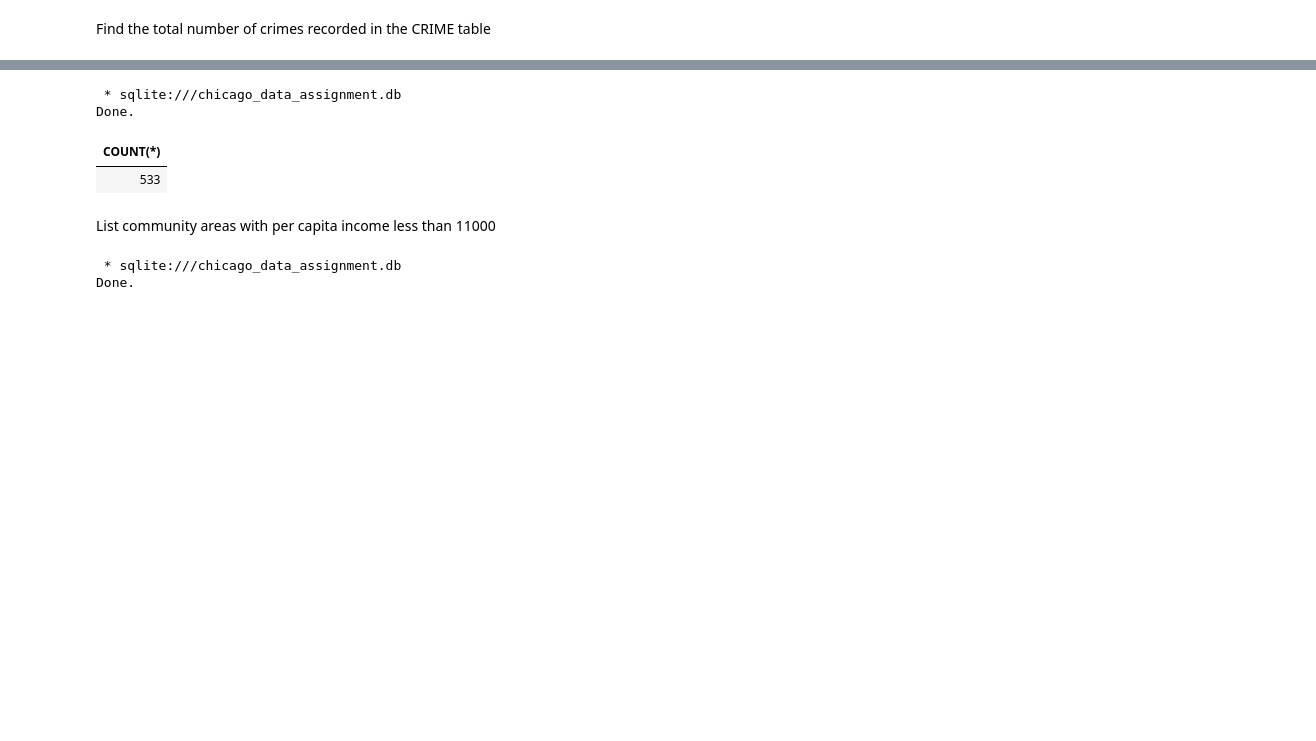
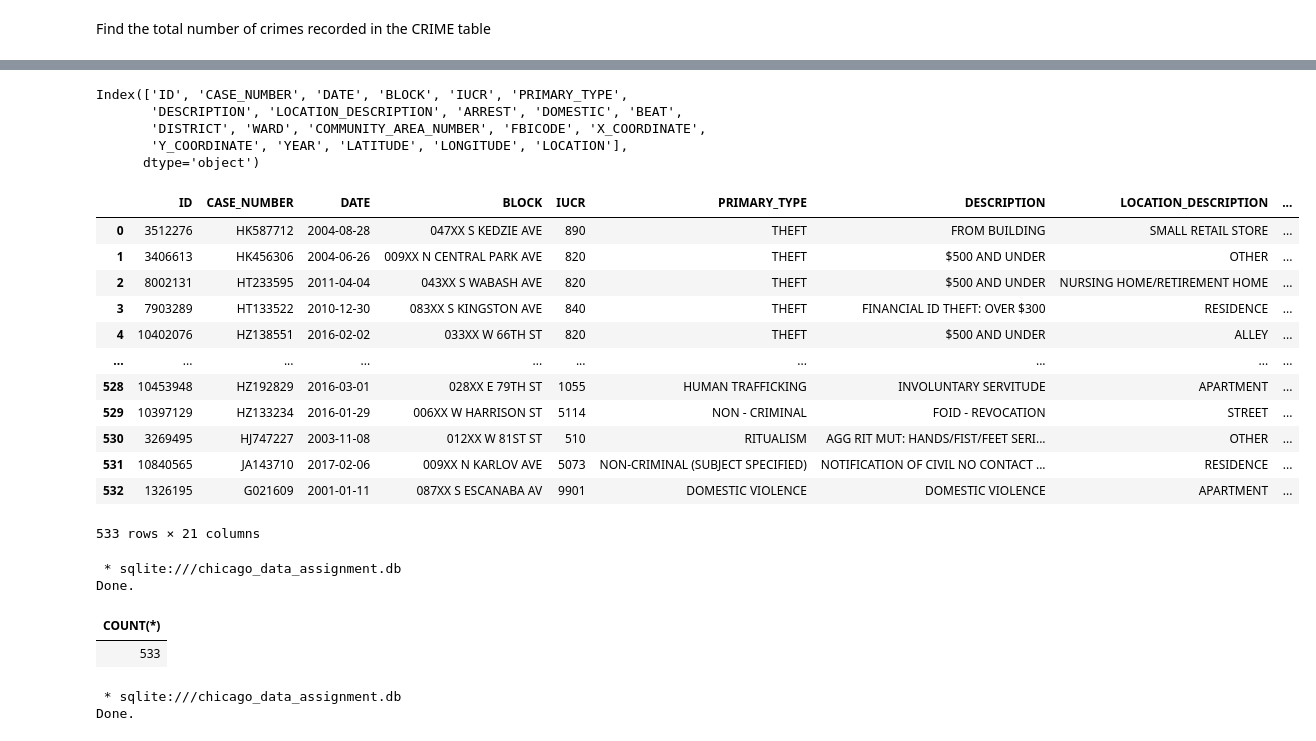
Before and after one commit to firstresponse502/My-Data-Projects, a Jupyter notebook: CHICAGO Dataset (Python, SQL Magic and SQLite)/chicago-dataset-assignment.ipynb, the cells around one changed output, grey strips where cells are left out. Drawn from its saved outputs; the diff is of its cells as text; code cells hidden in the pictures; blank space fills up the shorter version.

```diff
--- a/CHICAGO Dataset (Python, SQL Magic and SQLite)/chicago-dataset-assignment.ipynb
+++ b/CHICAGO Dataset (Python, SQL Magic and SQLite)/chicago-dataset-assignment.ipynb
@@ -21,0 +52,24 @@ Find the total number of crimes recorded in the CRIME table
+# %%
+crime_df.columns
+# %% [output]
+Index(['ID', 'CASE_NUMBER', 'DATE', 'BLOCK', 'IUCR', 'PRIMARY_TYPE',
+       'DESCRIPTION', 'LOCATION_DESCRIPTION', 'ARREST', 'DOMESTIC', 'BEAT',
+       'DISTRICT', 'WARD', 'COMMUNITY_AREA_NUMBER', 'FBICODE', 'X_COORDINATE',
+       'Y_COORDINATE', 'YEAR', 'LATITUDE', 'LONGITUDE', 'LOCATION'],
+      dtype='object')
+# %%
+crime_df
+# %% [output]
+|  | ID | CASE_NUMBER | DATE | BLOCK | IUCR | PRIMARY_TYPE | DESCRIPTION | LOCATION_DESCRIPTION | ... |
+| 0 | 3512276 | HK587712 | 2004-08-28 | 047XX S KEDZIE AVE | 890 | THEFT | FROM BUILDING | SMALL RETAIL STORE | ... |
+| 1 | 3406613 | HK456306 | 2004-06-26 | 009XX N CENTRAL PARK AVE | 820 | THEFT | $500 AND UNDER | OTHER | ... |
+| 2 | 8002131 | HT233595 | 2011-04-04 | 043XX S WABASH AVE | 820 | THEFT | $500 AND UNDER | NURSING HOME/RETIREMENT HOME | ... |
+| 3 | 7903289 | HT133522 | 2010-12-30 | 083XX S KINGSTON AVE | 840 | THEFT | FINANCIAL ID THEFT: OVER $300 | RESIDENCE | ... |
+| 4 | 10402076 | HZ138551 | 2016-02-02 | 033XX W 66TH ST | 820 | THEFT | $500 AND UNDER | ALLEY | ... |
+| ... | ... | ... | ... | ... | ... | ... | ... | ... | ... |
+| 528 | 10453948 | HZ192829 | 2016-03-01 | 028XX E 79TH ST | 1055 | HUMAN TRAFFICKING | INVOLUNTARY SERVITUDE | APARTMENT | ... |
+| 529 | 10397129 | HZ133234 | 2016-01-29 | 006XX W HARRISON ST | 5114 | NON - CRIMINAL | FOID - REVOCATION | STREET | ... |
+| 530 | 3269495 | HJ747227 | 2003-11-08 | 012XX W 81ST ST | 510 | RITUALISM | AGG RIT MUT: HANDS/FIST/FEET SERI... | OTHER | ... |
+| 531 | 10840565 | JA143710 | 2017-02-06 | 009XX N KARLOV AVE | 5073 | NON-CRIMINAL (SUBJECT SPECIFIED) | NOTIFICATION OF CIVIL NO CONTACT ... | RESIDENCE | ... |
+| 532 | 1326195 | G021609 | 2001-01-11 | 087XX S ESCANABA AV | 9901 | DOMESTIC VIOLENCE | DOMESTIC VIOLENCE | APARTMENT | ... |
+533 rows × 21 columns
@@ -26,8 +82,6 @@ Find the total number of crimes recorded in the CRIME table
 Done.
 | COUNT(*) |
 | 533 |
-# %% [markdown]
-List community areas with per capita income less than 11000
 # %%
 %sql SELECT COMMUNITY_AREA_NAME, PER_CAPITA_INCOME FROM CENSUS_DATA WHERE PER_CAPITA_INCOME < 11000
 # %% [output]
```
Also changed, not shown: parts of 7 cells of this notebook, 7 other files.
